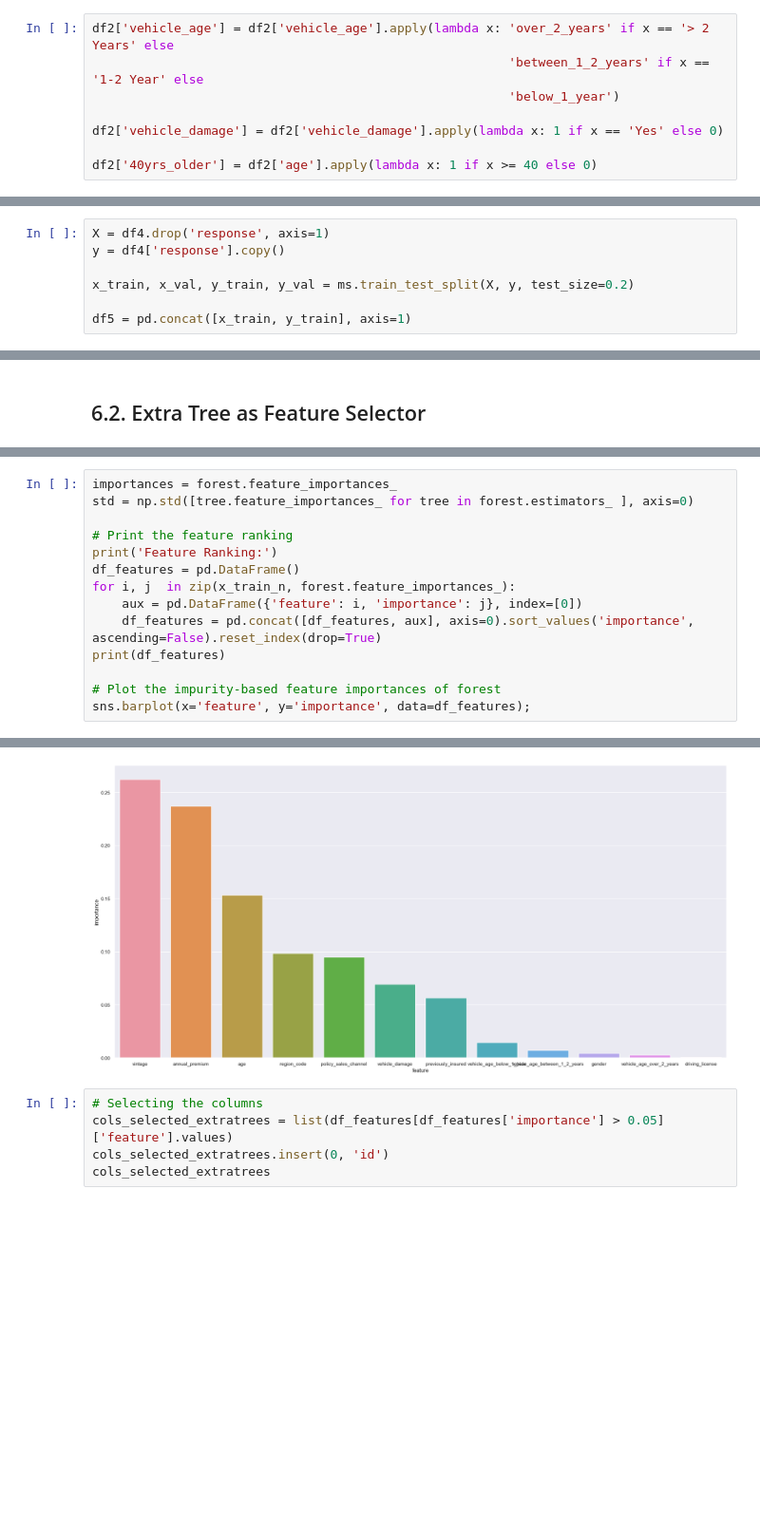
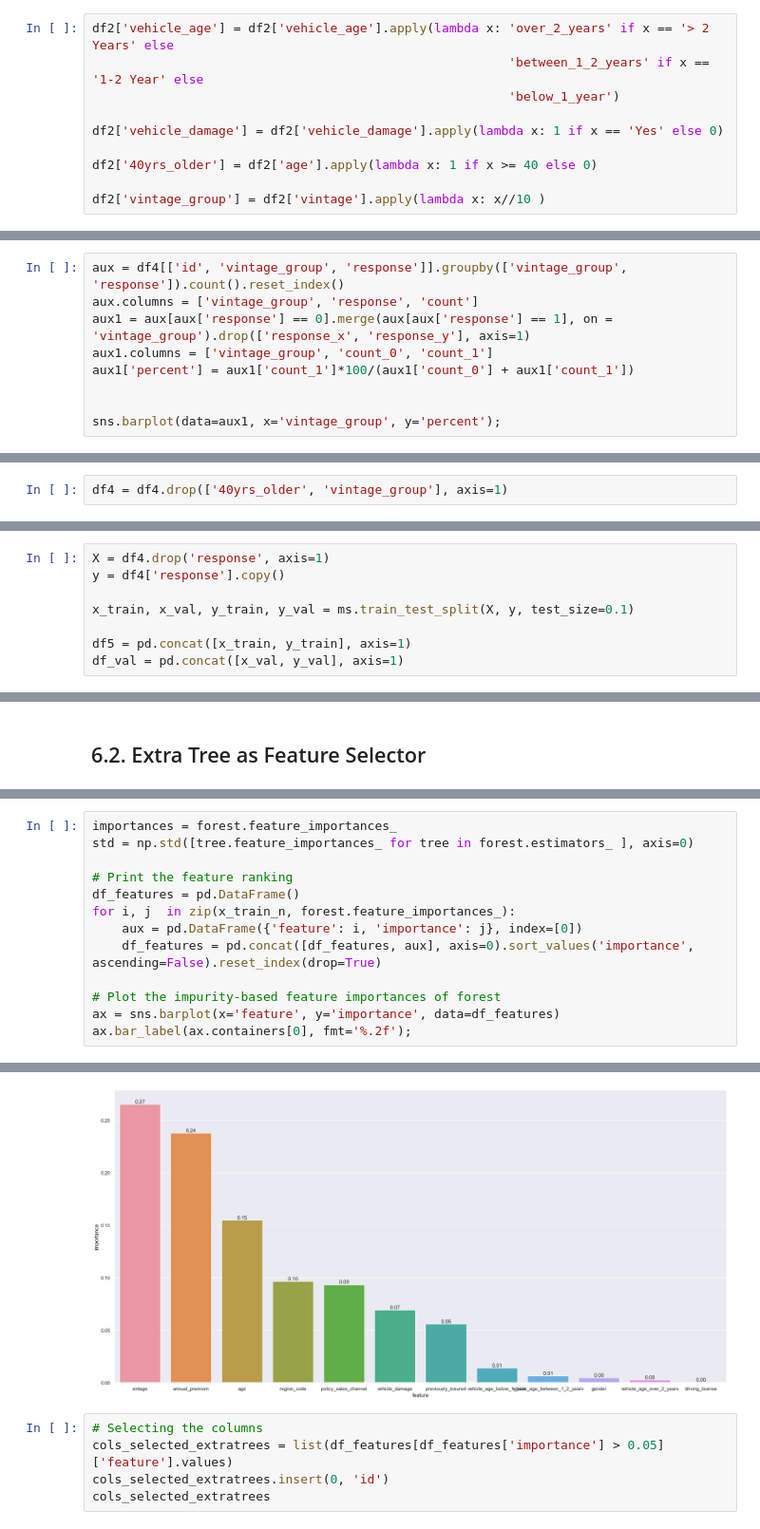
Before and after one commit to igormenesess/health_insurance_cross_sell, a Jupyter notebook: health_insurance_cross_sell.ipynb, the cells around one changed output, grey strips where cells are left out. Shown at 95% size. Saved outputs shown, nothing was run; the diff lists cells and outputs as text; blank space fills up the shorter version.

```diff
--- a/health_insurance_cross_sell.ipynb
+++ b/health_insurance_cross_sell.ipynb
@@ -295,5 +318,7 @@ df2['vehicle_age'] = df2['vehicle_age'].apply(lambda x: 'over_2_years' if x == '
 df2['vehicle_damage'] = df2['vehicle_damage'].apply(lambda x: 1 if x == 'Yes' else 0)
 
 df2['40yrs_older'] = df2['age'].apply(lambda x: 1 if x >= 40 else 0)
+
+df2['vintage_group'] = df2['vintage'].apply(lambda x: x//10 )
 # %% [markdown]
 # 3. DATA FILTERING
@@ -513,0 +565,9 @@ ax.bar_label(ax.containers[0], fmt='%.2f');
+# %%
+aux = df4[['id', 'vintage_group', 'response']].groupby(['vintage_group', 'response']).count().reset_index()
+aux.columns = ['vintage_group', 'response', 'count']
+aux1 = aux[aux['response'] == 0].merge(aux[aux['response'] == 1], on = 'vintage_group').drop(['response_x', 'response_y'], axis=1)
+aux1.columns = ['vintage_group', 'count_0', 'count_1']
+aux1['percent'] = aux1['count_1']*100/(aux1['count_0'] + aux1['count_1'])
+
+
+sns.barplot(data=aux1, x='vintage_group', y='percent');
@@ -514,14 +603,17 @@ ax.bar_label(ax.containers[0], fmt='%.2f');
 # %% [markdown]
 # 5. DATA PREPARATION
+# %%
+df4 = df4.drop(['40yrs_older', 'vintage_group'], axis=1)
 # %% [markdown]
 ## 5.1. Split Dataframe
 # %%
 X = df4.drop('response', axis=1)
 y = df4['response'].copy()
 
-x_train, x_val, y_train, y_val = ms.train_test_split(X, y, test_size=0.2)
+x_train, x_val, y_train, y_val = ms.train_test_split(X, y, test_size=0.1)
 
 df5 = pd.concat([x_train, y_train], axis=1)
+df_val = pd.concat([x_val, y_val], axis=1)
 # %% [markdown]
 ## 5.2. Standardization
 # %%
@@ -656,14 +748,13 @@ importances = forest.feature_importances_
 std = np.std([tree.feature_importances_ for tree in forest.estimators_ ], axis=0)
 
 # Print the feature ranking
-print('Feature Ranking:')
 df_features = pd.DataFrame()
 for i, j  in zip(x_train_n, forest.feature_importances_):
     aux = pd.DataFrame({'feature': i, 'importance': j}, index=[0])
     df_features = pd.concat([df_features, aux], axis=0).sort_values('importance', ascending=False).reset_index(drop=True)
-print(df_features)
 
 # Plot the impurity-based feature importances of forest
-sns.barplot(x='feature', y='importance', data=df_features);
+ax = sns.barplot(x='feature', y='importance', data=df_features)
+ax.bar_label(ax.containers[0], fmt='%.2f');
 # %% [output]
 Feature Ranking:
@@ -683,4 +761,4 @@ Feature Ranking:
-[figure, old version]
+[figure, new version]
 # %%
 # Selecting the columns
 cols_selected_extratrees = list(df_features[df_features['importance'] > 0.05]['feature'].values)
```
Also changed, not shown: parts of 111 cells of this notebook, 8 other files.
